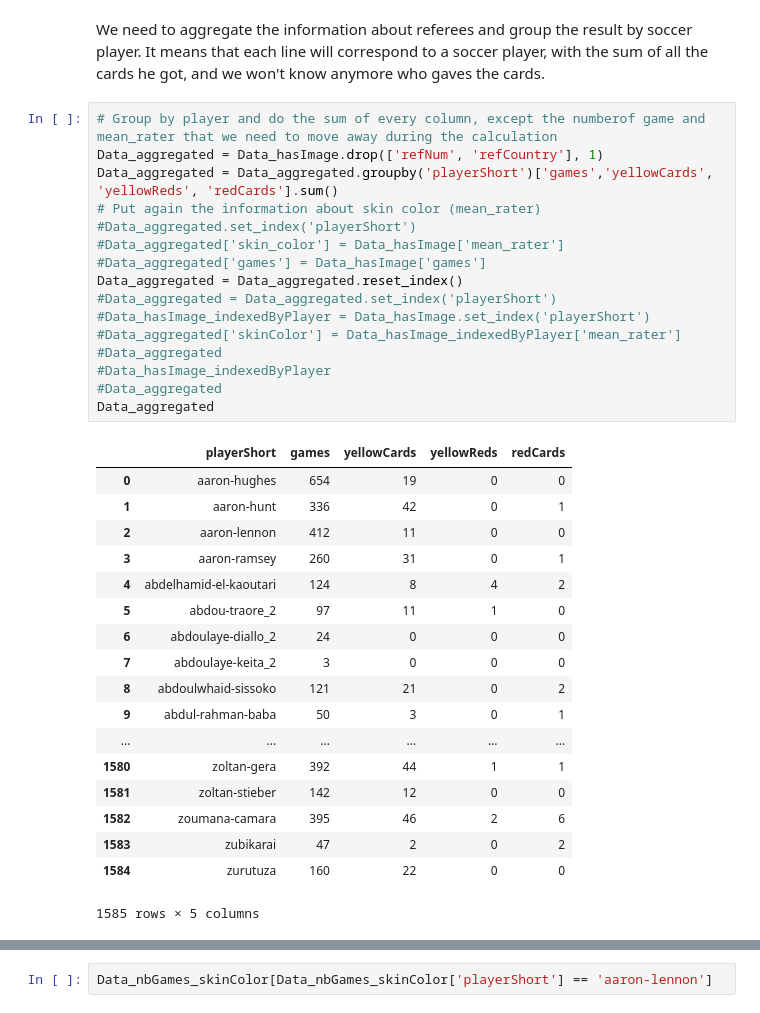
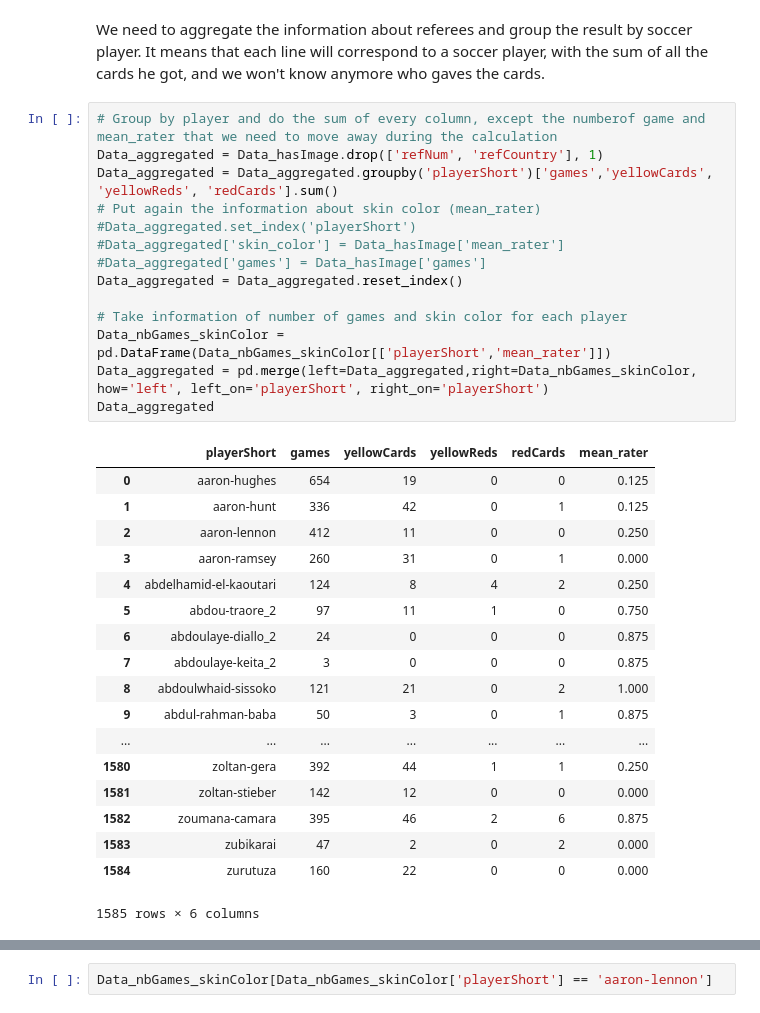
Before and after one commit to Merinorus/adaisawesome, a Jupyter notebook: Homework/04 - Applied ML/Homework04_Referees_teamawesome_Q2.ipynb, the cells around one changed output, grey strips where cells are left out. Drawn from its saved outputs; the diff is of its cells as text.

Commit message:
Referee info aggregated, grouped by soccer player
But I didn't take the player position into account. I'll try to add it

```diff
--- a/Homework/04 - Applied ML/Homework04_Referees_teamawesome_Q2.ipynb
+++ b/Homework/04 - Applied ML/Homework04_Referees_teamawesome_Q2.ipynb
@@ -159,35 +159,33 @@ We need to aggregate the information about referees and group the result by socc
 # %%
 # Group by player and do the sum of every column, except the numberof game and mean_rater that we need to move away during the calculation
 Data_aggregated = Data_hasImage.drop(['refNum', 'refCountry'], 1)
 Data_aggregated = Data_aggregated.groupby('playerShort')['games','yellowCards', 'yellowReds', 'redCards'].sum()
 # Put again the information about skin color (mean_rater)
 #Data_aggregated.set_index('playerShort')
 #Data_aggregated['skin_color'] = Data_hasImage['mean_rater']
 #Data_aggregated['games'] = Data_hasImage['games']
 Data_aggregated = Data_aggregated.reset_index()
-#Data_aggregated = Data_aggregated.set_index('playerShort')
-#Data_hasImage_indexedByPlayer = Data_hasImage.set_index('playerShort')
-#Data_aggregated['skinColor'] = Data_hasImage_indexedByPlayer['mean_rater']
-#Data_aggregated
-#Data_hasImage_indexedByPlayer
-#Data_aggregated
+
+# Take information of number of games and skin color for each player
+Data_nbGames_skinColor = pd.DataFrame(Data_nbGames_skinColor[['playerShort','mean_rater']])
+Data_aggregated = pd.merge(left=Data_aggregated,right=Data_nbGames_skinColor, how='left', left_on='playerShort', right_on='playerShort')
 Data_aggregated
 # %% [output]
-|  | playerShort | games | yellowCards | yellowReds | redCards |
-| 0 | aaron-hughes | 654 | 19 | 0 | 0 |
-| 1 | aaron-hunt | 336 | 42 | 0 | 1 |
-| 2 | aaron-lennon | 412 | 11 | 0 | 0 |
-| 3 | aaron-ramsey | 260 | 31 | 0 | 1 |
-| 4 | abdelhamid-el-kaoutari | 124 | 8 | 4 | 2 |
-| 5 | abdou-traore_2 | 97 | 11 | 1 | 0 |
-| 6 | abdoulaye-diallo_2 | 24 | 0 | 0 | 0 |
-| 7 | abdoulaye-keita_2 | 3 | 0 | 0 | 0 |
-| 8 | abdoulwhaid-sissoko | 121 | 21 | 0 | 2 |
-| 9 | abdul-rahman-baba | 50 | 3 | 0 | 1 |
-| ... | ... | ... | ... | ... | ... |
-| 1580 | zoltan-gera | 392 | 44 | 1 | 1 |
-| 1581 | zoltan-stieber | 142 | 12 | 0 | 0 |
-| 1582 | zoumana-camara | 395 | 46 | 2 | 6 |
-| 1583 | zubikarai | 47 | 2 | 0 | 2 |
-| 1584 | zurutuza | 160 | 22 | 0 | 0 |
+|  | playerShort | games | yellowCards | yellowReds | redCards | mean_rater |
+| 0 | aaron-hughes | 654 | 19 | 0 | 0 | 0.125 |
+| 1 | aaron-hunt | 336 | 42 | 0 | 1 | 0.125 |
+| 2 | aaron-lennon | 412 | 11 | 0 | 0 | 0.250 |
+| 3 | aaron-ramsey | 260 | 31 | 0 | 1 | 0.000 |
+| 4 | abdelhamid-el-kaoutari | 124 | 8 | 4 | 2 | 0.250 |
+| 5 | abdou-traore_2 | 97 | 11 | 1 | 0 | 0.750 |
+| 6 | abdoulaye-diallo_2 | 24 | 0 | 0 | 0 | 0.875 |
+| 7 | abdoulaye-keita_2 | 3 | 0 | 0 | 0 | 0.875 |
+| 8 | abdoulwhaid-sissoko | 121 | 21 | 0 | 2 | 1.000 |
+| 9 | abdul-rahman-baba | 50 | 3 | 0 | 1 | 0.875 |
+| ... | ... | ... | ... | ... | ... | ... |
+| 1580 | zoltan-gera | 392 | 44 | 1 | 1 | 0.250 |
+| 1581 | zoltan-stieber | 142 | 12 | 0 | 0 | 0.000 |
+| 1582 | zoumana-camara | 395 | 46 | 2 | 6 | 0.875 |
+| 1583 | zubikarai | 47 | 2 | 0 | 2 | 0.000 |
+| 1584 | zurutuza | 160 | 22 | 0 | 0 | 0.000 |
-1585 rows × 5 columns
+1585 rows × 6 columns
```
Also changed, not shown: parts of 3 cells of this notebook, 2 other files.
